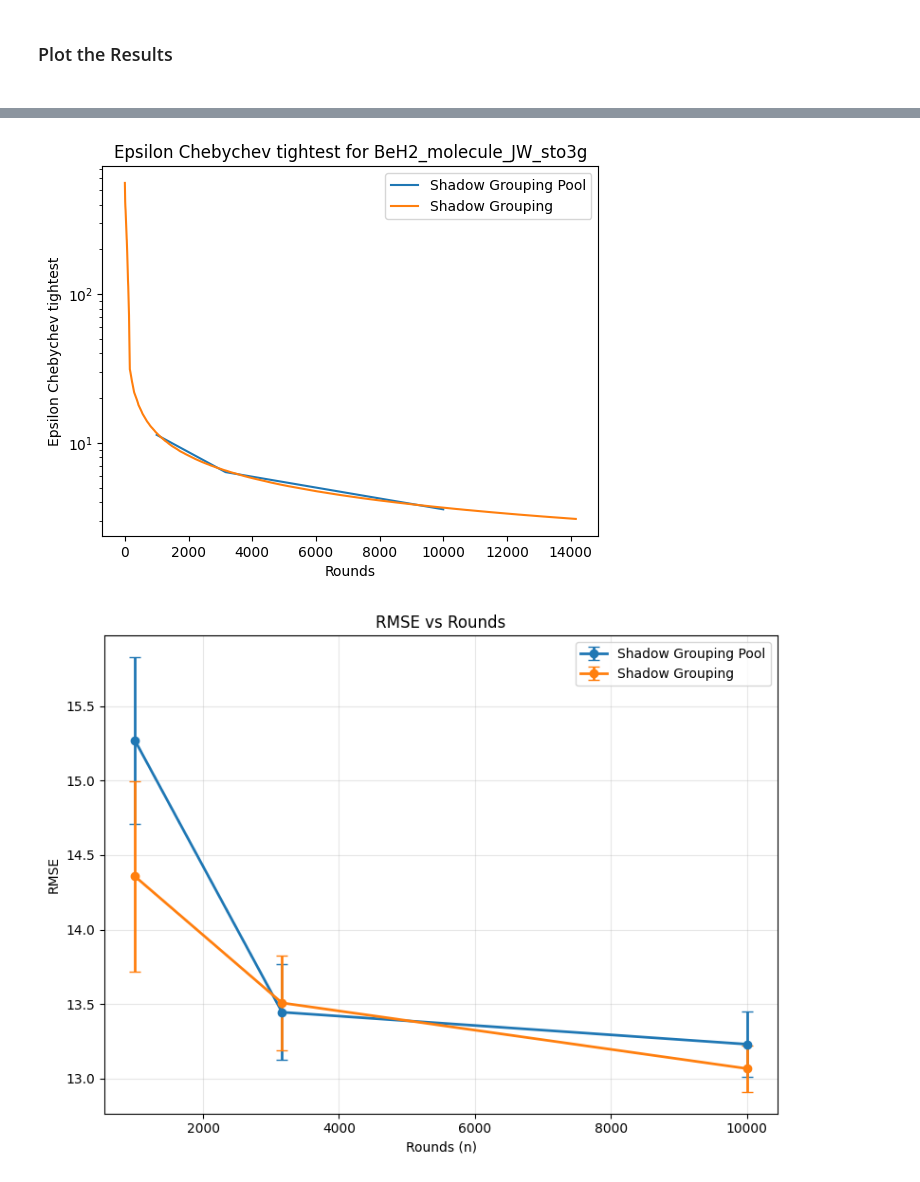
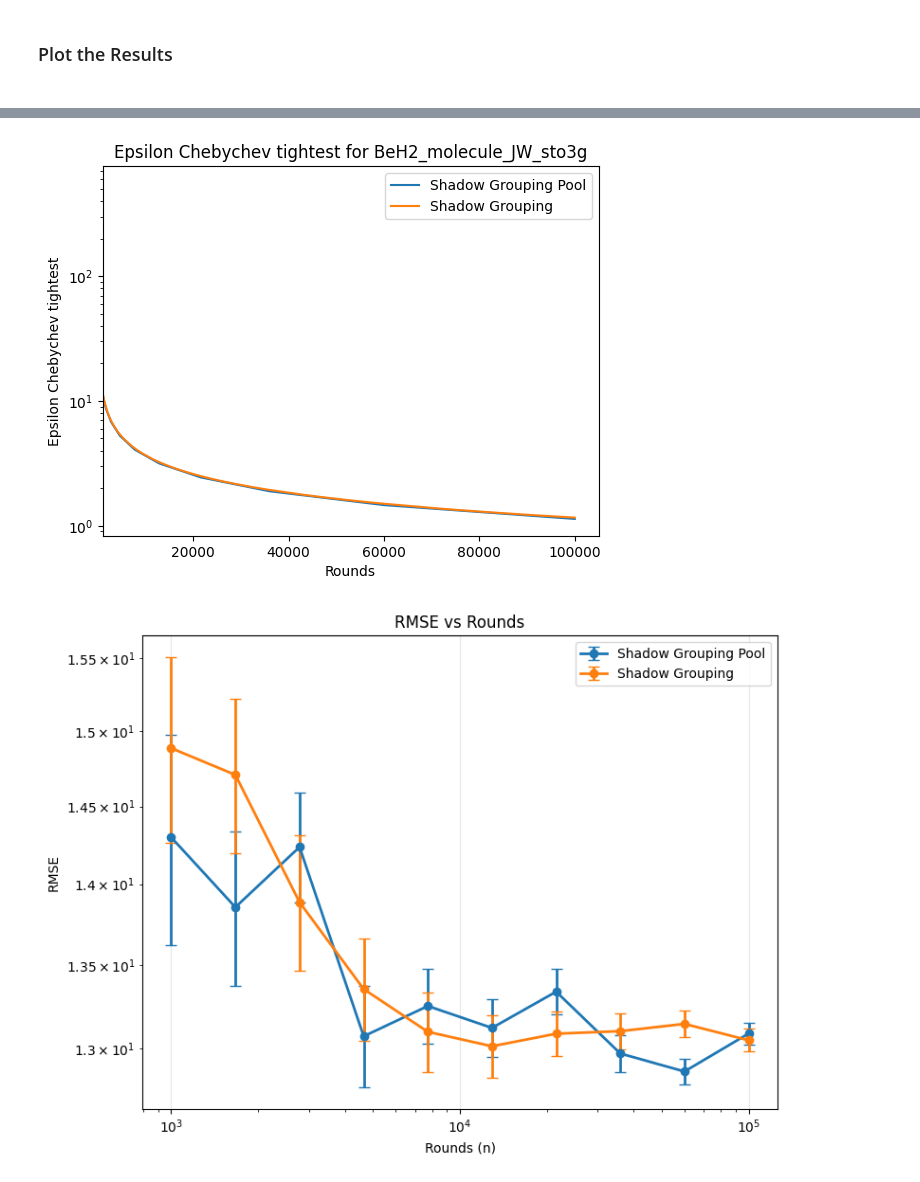
Before and after one commit to aebadi2013-droid/priory, a Jupyter notebook: convexoptimization.ipynb, the cells around one changed output, grey strips where cells are left out. Saved outputs shown, nothing was run; the diff lists cells and outputs as text; code cells hidden in the pictures.

```diff
--- a/convexoptimization.ipynb
+++ b/convexoptimization.ipynb
@@ -46,7 +48,7 @@ from shadowgrouping.poolgenerators import Priori_Pool , OGM_Pool, AEQUO_Pool, AE
 # %% [markdown]
 <h3>Choosing molecule, basis set and fermion-to-qubit mapping</h3>
 # %%
-molecule_name = "BeH2" # choose one out of the molecules ['H2', 'H2_6-31g', 'LiH', 'BeH2', 'H2O', 'NH3']
+molecule_name = "H2O" # choose one out of the molecules ['H2', 'H2_6-31g', 'LiH', 'BeH2', 'H2O', 'NH3']
 mapping_name = "JW" # choose one out of ["JW","BK","Parity"]
 if molecule_name == 'H2':
     basis_set = "6-31g"
@@ -150,7 +154,8 @@ Loading exact covariance matrix from file...
 Nreps = 100
 eps = 0.01
 delta = 0.33
-Nrounds = 10000
+Nrounds = 100000
+sampling_seed    = int(randrange(1000000))
 alpha = np.max(np.abs(w))/np.min(np.abs(w)) + np.min(np.abs(w))
 state_sampler = StateSampler(state)
 # %% [markdown]
@@ -164,23 +169,21 @@ if label == "SGP":
     method_1 = Shadow_Grouping(observables,w,eps,Bernstein_bound(alpha=alpha)(), cov_real)
     estimator_1 = Energy_estimator(method_1,state_sampler,offset=offset,N_reps_exp=Nreps_SGP)
     estimator_1.reset()
-    points = 3
+    points = 5
     prev = 0
     rmse_values = []
     rmse_stds = []
     t_init_scheme_1 = time.time()
     sample_points = np.unique(np.round(np.logspace(3, np.log10(Nrounds_SGP), max(points, 2))).astype(int))
     if points == 1:
-        sample_points = np.array([Nrounds])
+        sample_points = np.array([Nrounds_SGP])
     for n in sample_points:
         estimator_1.propose_next_settings(n - prev)
-        #estimator_1.clear_outcomes()
-        estimator_1.measure_and_get_running_avgs()
+        estimator_1.measure_and_get_running_avgs(seed=sampling_seed)
         energy_estimates = estimator_1.get_energy()
         rmse, rmse_se, (ci_lo, ci_hi), boot_vals = bootstrap_rmse(
         energy_estimates, E_GS, n_boot=20000, ci=0.67)
         rmse_values.append({"n": int(n), "rmse": rmse, "std": rmse_se})
-        #rmse_stds.append(rmse_se)
         print(f"Shots: {n} | RMSE: {rmse:.6f} | Std: {rmse_se:.6f}")
         prev = n
     t_end_scheme_1 = time.time()
@@ -253,7 +256,8 @@ if label == "STD":
     method_1 = Shadow_Grouping_STD(observables,w,eps,Bernstein_bound(alpha=alpha)(), save_scheme=False,handle_ties=True,compute_N_hits_pairs=True)
     estimator_1 = Energy_estimator(method_1,state_sampler,offset=offset,N_reps_exp=Nreps_SGP, compat_type='qwc', qubit_connectivity=None)
     estimator_1.reset()
-    points = 10
+    points = 1
+    prev = 0
     rmse_values = []
     rmse_stds = []
     t_init_scheme_1 = time.time()
@@ -261,17 +265,18 @@ if label == "STD":
     if points == 1:
         sample_points = np.array([Nrounds_SGP])
     for n in sample_points:
-        estimator_1.steady_state_budget_allocation(num_steps=n, beta=0.01, verbose=True)
-        estimator_1.measure_and_get_running_avgs()
-        energy_estimates = estimator_1.get_energy()
+        estimator_1.steady_state_budget_allocation(num_steps= (n - prev), beta=0.01, verbose=True)
+        estimator_1.measure_and_get_running_avgs(seed=sampling_seed)
+        energy_estimates_1 = estimator_1.get_energy()
+        print("energy estimates:", energy_estimates_1)
+        print(f"energy_estimates mean: {np.mean(energy_estimates_1):.6f}, std: {np.std(energy_estimates_1):.6f}")
         rmse, rmse_se, (ci_lo, ci_hi), boot_vals = bootstrap_rmse(
-        energy_estimates, E_GS, n_boot=20000, ci=0.67)
+        energy_estimates_1, E_GS, n_boot=20000, ci=0.67)
         rmse_values.append({"n": n, "rmse": rmse, "std": rmse_se})
-        #rmse_stds.append(rmse_se)
         print(f"Shots: {n} | RMSE: {rmse:.6f} | Std: {rmse_se:.6f}")
+        prev = n
     t_end_scheme_1 = time.time()
     print("Elapsed time in seconds: ", t_end_scheme_1 - t_init_scheme_1)
     print("Number of different measurement settings: ", len(list(estimator_1.measurement_scheme.settings_dict.keys())))
     print("Number of hits for each observable: ", estimator_1.measurement_scheme.N_hits)
-    print("Elapsed time in seconds: ", t_end_scheme_1 - t_init_scheme_1)
 # %% [output]
@@ -280,7 +293,7 @@ TypeError: '>' not supported between instances of 'list' and 'int'
 <h3>Trying Best_scheme_given_pool using the given pool in last cell<h3>
 # %%
 t_init_scheme_1re = time.time()
-num_points = 3
+num_points = 10
 epsilonbernstein_1re_list = []
 epsilonchebyshevtighter_1re_list = []
 epsilonchychev_tightest_1re_list = []
@@ -549,40 +548,43 @@ plt.ylabel("Epsilon Chebychev tightest")
 plt.title(f"Epsilon Chebychev tightest for {savename}")
 plt.legend()
 plt.yscale('log')
+plt.xlim(left=1000)
 plt.show()
 # %% [output]
-[figure, old version]
+[figure, new version]
 # %%
 with open(rmsesavename, "r") as f:
     data = json.load(f)
 
 plt.figure(figsize=(8, 6))
 
 for method, series in data.items():
 
     # safety: sort by n
     series = sorted(series, key=lambda d: d["n"])
 
     x = [d["n"] for d in series]
     y = [d["rmse"] for d in series]
     yerr = [d["std"] for d in series]
 
     plt.errorbar(
         x,
         y,
         yerr=yerr,
         marker='o',
         capsize=4,
         linewidth=2,
         label=method
     )
 
 plt.xlabel("Rounds (n)")
 plt.ylabel("RMSE")
 plt.title("RMSE vs Rounds")
 plt.grid(alpha=0.3)
 plt.legend()
+plt.yscale('log')
+plt.xscale('log')
 plt.tight_layout()
 plt.show()
 # %% [output]
-[figure, old version]
+[figure, new version]
```
Also changed, not shown: parts of 11 cells of this notebook, 14 other files.
